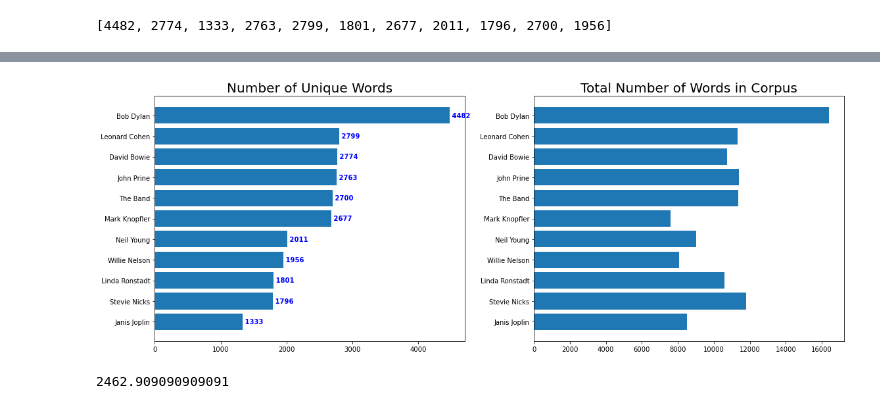
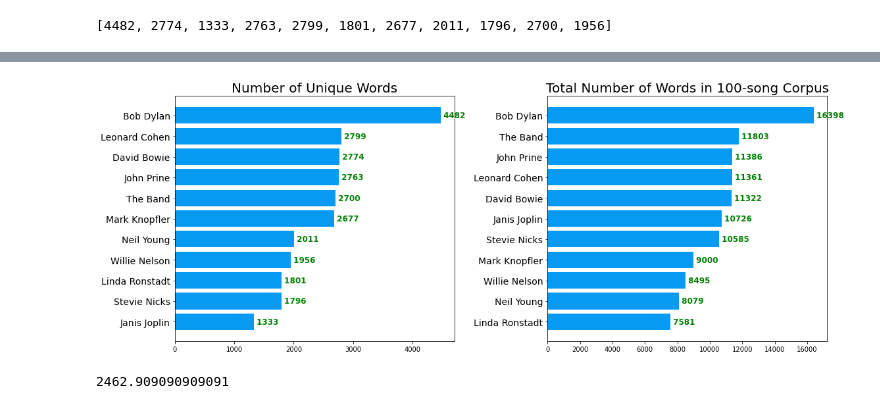
Before and after one commit to EmFib/1000_classic_rock_songs, a Jupyter notebook: 03_EDA.ipynb, the cells around one changed output, grey strips where cells are left out. Cells and saved outputs as stored; diff of their text form; code cells hidden in the pictures.

```diff
--- a/03_EDA.ipynb
+++ b/03_EDA.ipynb
@@ -230,0 +312,5 @@ data_stop.to_pickle("dtm_stop.pkl")
+# %%
+for musician, top_words in top_dict_stop.items():
+    print(musician)
+    print(', '. join([word for word, count in top_words if word not in stop_words]))
+    print('---')
@@ -230,0 +335,12 @@ data_stop.to_pickle("dtm_stop.pkl")
+# %%
+# pulling out top 30 words for each musician WITHOUT stop words
+
+words_stop= []
+for musician in data.columns:
+    most = [word for (word, count) in top_dict[musician] if word not in stop_words]
+    for t in most:
+        words_stop.append(t)
+
+words_stop.sort()
+print(len(words_stop))
+words_stop
@@ -322 +481,7 @@ data_words
 | 0 | Bob Dylan | 4482 | 16398 |
+# %%
+# data_words dataframe this time sorted by total_words
+
+data_words_total = data_words.sort_values(by='total_words')
+
+data_words_total
@@ -323,26 +501,34 @@ data_words
 # %%
 # plotting total words and unique words
+
+# plt.figure(figsize=(50,30))
+
+# plt.figure(frameon=False)
 
 y_pos = np.arange(len(data_words))
 
 plt.subplot(1, 2, 1)
-plt.barh(y_pos, data_words.unique_words, align='center')
-plt.yticks(y_pos, data_words['artist'])
+plt.barh(y_pos, data_words.unique_words, align='center', color="#069AF3")
+plt.yticks(y_pos, data_words['artist'], fontsize=14)
 plt.title('Number of Unique Words', fontsize=20)
 
 for i, v in enumerate(data_words['unique_words']):
-    plt.text(v, i, " "+str(v), color='blue', va='center', fontweight='bold')
+    plt.text(v, i, " "+str(v), color='green', va='center', fontweight='bold', fontsize=12)
 
 
 plt.subplot(1, 2, 2)
-plt.barh(y_pos, data_words.total_words, align='center')
-plt.yticks(y_pos, data_words['artist'])
-plt.title('Total Number of Words in Corpus', fontsize=20)
+plt.barh(y_pos, data_words_total.total_words, align='center', color="#069AF3")
+plt.yticks(y_pos, data_words_total['artist'], fontsize=14)
+plt.title('Total Number of Words in 100-song Corpus', fontsize=20)
 
+for i, v in enumerate(data_words_total['total_words']):
+    plt.text(v, i, " "+str(v), color='green', va='center', fontweight='bold', fontsize=12)
+
+plt.savefig('num_words.png')
 plt.tight_layout()
 plt.show()
 # %% [output]
-[figure, old version]
+[figure, new version]
 # %%
 # average number of unique words across all artists
 
```
Also changed, not shown: parts of 24 cells of this notebook, 17 other files.
